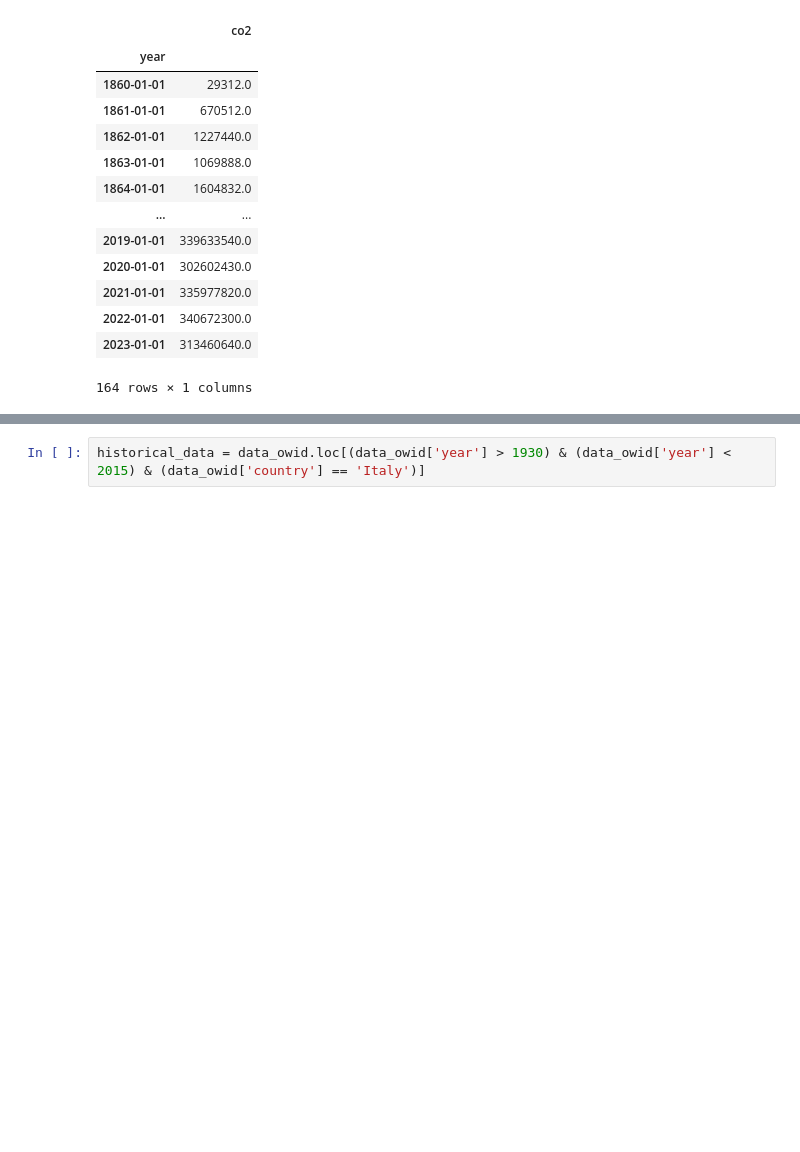
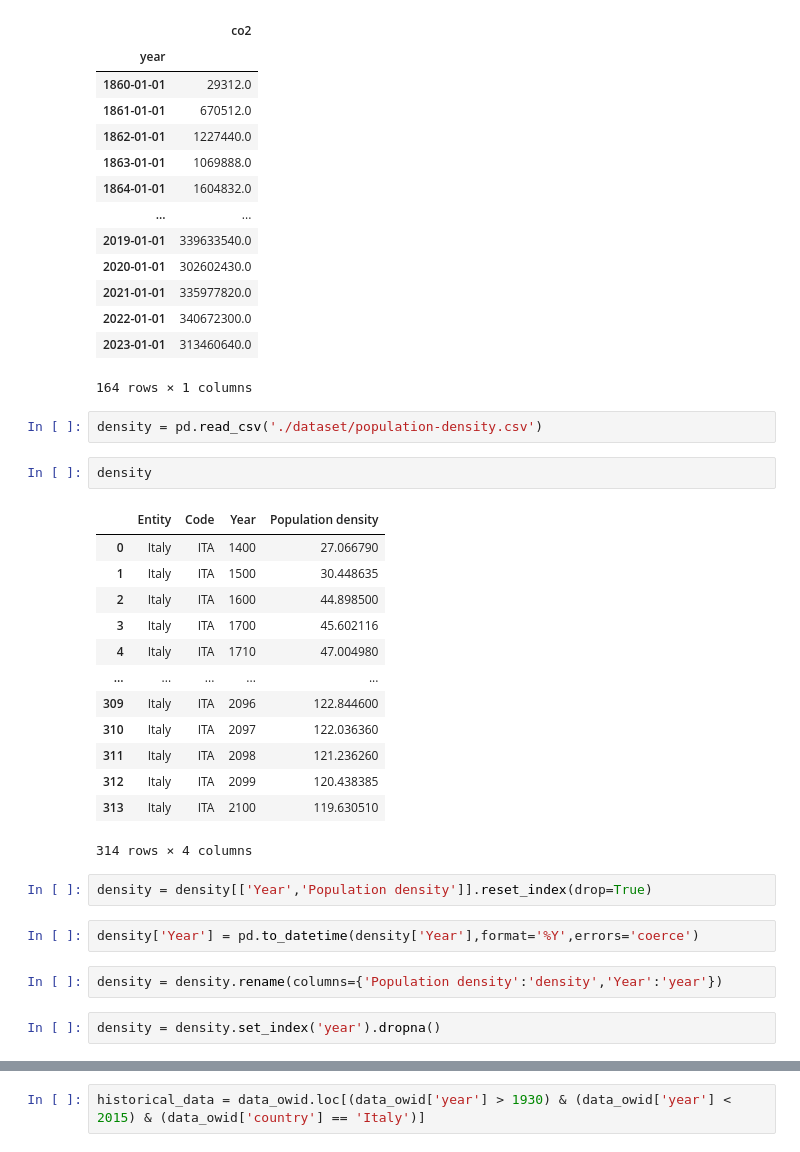
Before and after one commit to depa-tto/Multivariate-Time-Series-project, a Jupyter notebook: time_series_project.ipynb, the cells around one changed output, grey strips where cells are left out. Drawn from its saved outputs; the diff is of its cells as text; blank space fills up the shorter version.

```diff
--- a/time_series_project.ipynb
+++ b/time_series_project.ipynb
@@ -122,3 +122,29 @@ co2
 | 2022-01-01 | 340672300.0 |
 | 2023-01-01 | 313460640.0 |
 164 rows × 1 columns
+# %%
+density = pd.read_csv('./dataset/population-density.csv')
+# %%
+density
+# %% [output]
+|  | Entity | Code | Year | Population density |
+| 0 | Italy | ITA | 1400 | 27.066790 |
+| 1 | Italy | ITA | 1500 | 30.448635 |
+| 2 | Italy | ITA | 1600 | 44.898500 |
+| 3 | Italy | ITA | 1700 | 45.602116 |
+| 4 | Italy | ITA | 1710 | 47.004980 |
+| ... | ... | ... | ... | ... |
+| 309 | Italy | ITA | 2096 | 122.844600 |
+| 310 | Italy | ITA | 2097 | 122.036360 |
+| 311 | Italy | ITA | 2098 | 121.236260 |
+| 312 | Italy | ITA | 2099 | 120.438385 |
+| 313 | Italy | ITA | 2100 | 119.630510 |
+314 rows × 4 columns
+# %%
+density = density[['Year','Population density']].reset_index(drop=True)
+# %%
+density['Year'] = pd.to_datetime(density['Year'],format='%Y',errors='coerce')
+# %%
+density = density.rename(columns={'Population density':'density','Year':'year'})
+# %%
+density = density.set_index('year').dropna()
```
Also changed, not shown: parts of 11 cells of this notebook.
